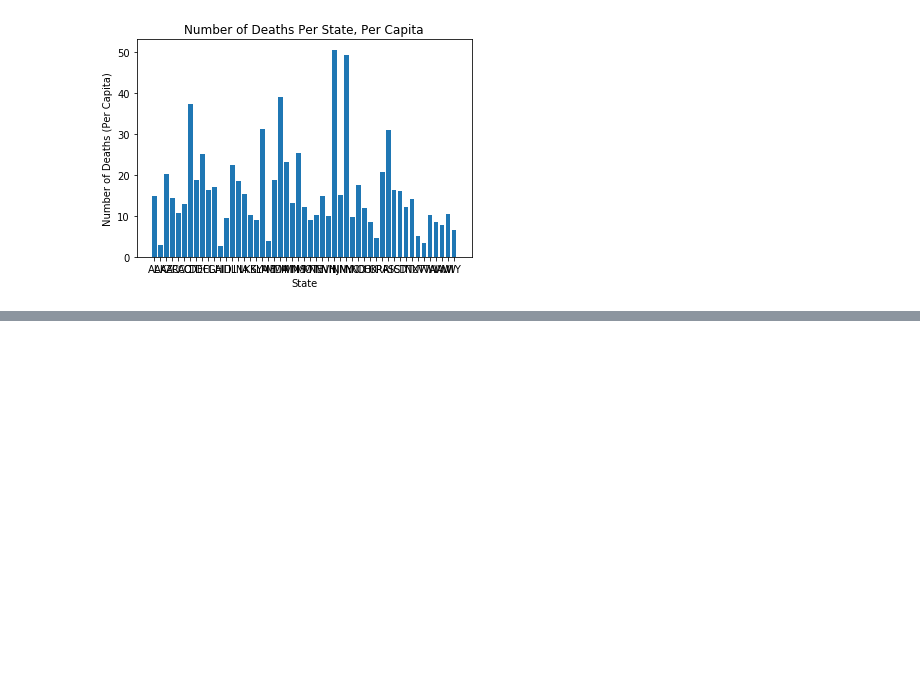
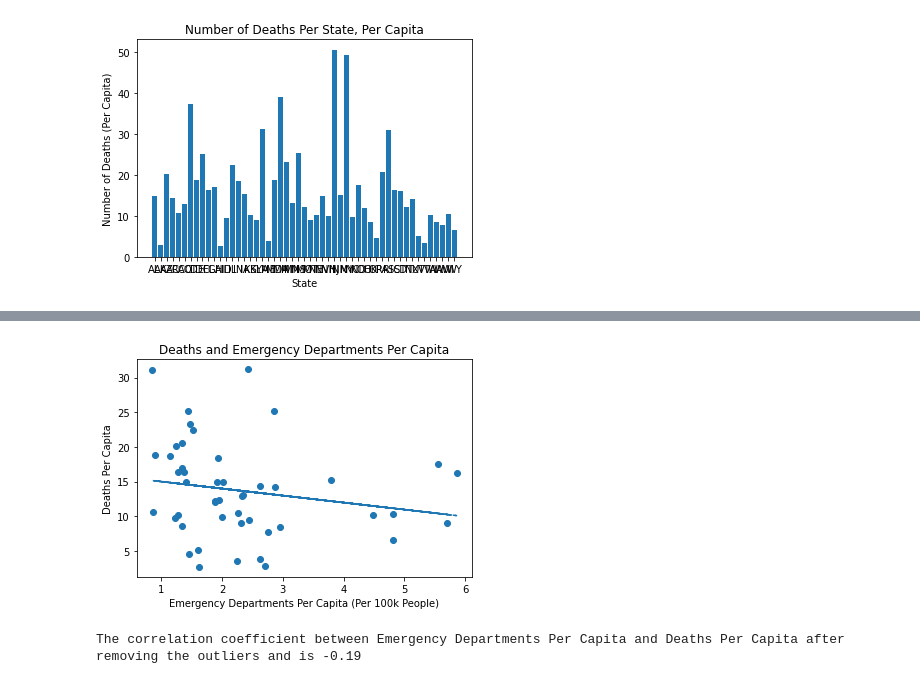
Before and after one commit to LaurenGT/COVID19_DeathRates, a Jupyter notebook: data_analysis/data_viz.ipynb, the cells around one changed output, grey strips where cells are left out. Cells and saved outputs as stored; diff of their text form; code cells hidden in the pictures; blank space fills up the shorter version.

```diff
--- a/data_analysis/data_viz.ipynb
+++ b/data_analysis/data_viz.ipynb
@@ -111,0 +178,19 @@ plt.show()
+# %%
+quartiles = data_final["Per Capita Deaths"].quantile([.25,.5,.75])
+lowerq = quartiles[0.25]
+upperq = quartiles[0.75]
+iqr = upperq-lowerq
+
+print(f"The lower quartile of Deaths Per 100k is: {lowerq}")
+print(f"The upper quartile of Deaths Per 100k is: {upperq}")
+print(f"The interquartile range of Deaths Per 100k is: {iqr}")
+print(f"The the median of Deaths Per 100k is: {quartiles[0.5]} ")
+
+#since te lower bound is below 0, the lower bound is automically set to 0
+#since it would be impossible to have a Death Per Capita rate below 0
+
+#lower_bound = lowerq - (1.5*iqr)
+lower_bound = 0
+upper_bound = upperq + (1.5*iqr)
+print(f"Values below {lower_bound} could be outliers.")
+print(f"Values above {upper_bound} could be outliers.")
@@ -111,0 +213,3 @@ plt.show()
+# %%
+remove_outliers = data_final.loc[data_final["Per Capita Deaths"] < upper_bound]
+remove_outliers.head()
@@ -111,0 +223,18 @@ plt.show()
+# %%
+x_axis = remove_outliers["Per Capita EDs (100K)"]
+y_axis = remove_outliers["Per Capita Deaths"]
+plt.title("Deaths and Emergency Departments Per Capita")
+plt.xlabel("Emergency Departments Per Capita (Per 100k People)")
+plt.ylabel("Deaths Per Capita")
+plt.scatter(x_axis, y_axis)
+# Perform a linear regression on Per Capita EDs versus Per Capita Deaths
+vc_slope, vc_int, vc_r, vc_p, vc_std_err = stats.linregress(x_axis, y_axis)
+# Create equation of line to calculate predicted Per Capita Deaths
+vc_fit = vc_slope * x_axis + vc_int
+plt.plot(x_axis, vc_fit, "--")
+plt.show()
+#Show results
+print(f"The correlation coefficient between Emergency Departments Per Capita and Deaths Per Capita after removing the outliers and is {round(st.pearsonr(x_axis,y_axis)[0],2)}")
+# %% [output]
+[figure, added]
+The correlation coefficient between Emergency Departments Per Capita and Deaths Per Capita after removing the outliers and is -0.19
```
Also changed, not shown: parts of 18 cells of this notebook.
